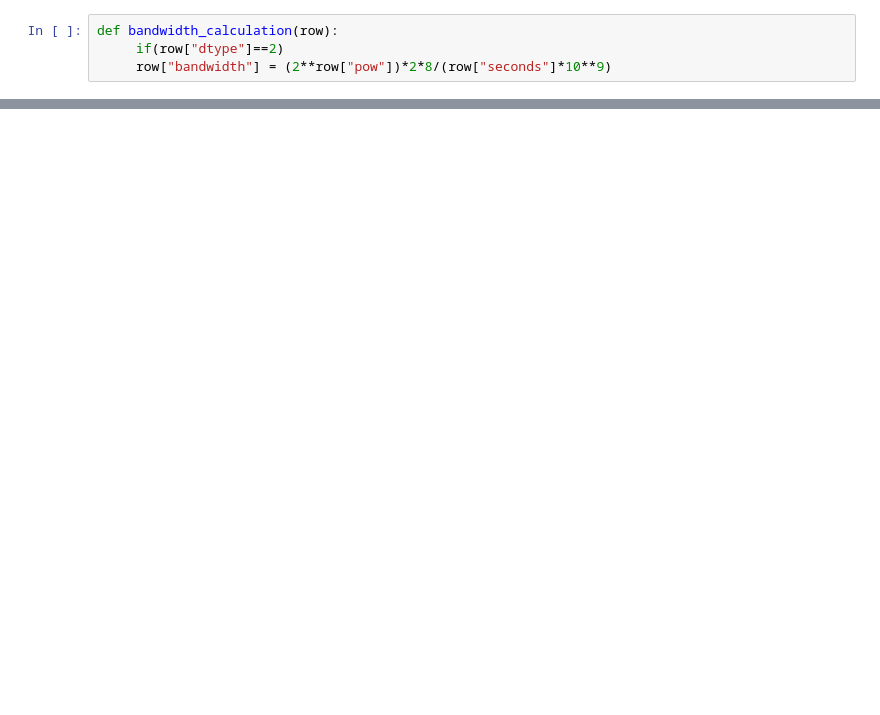
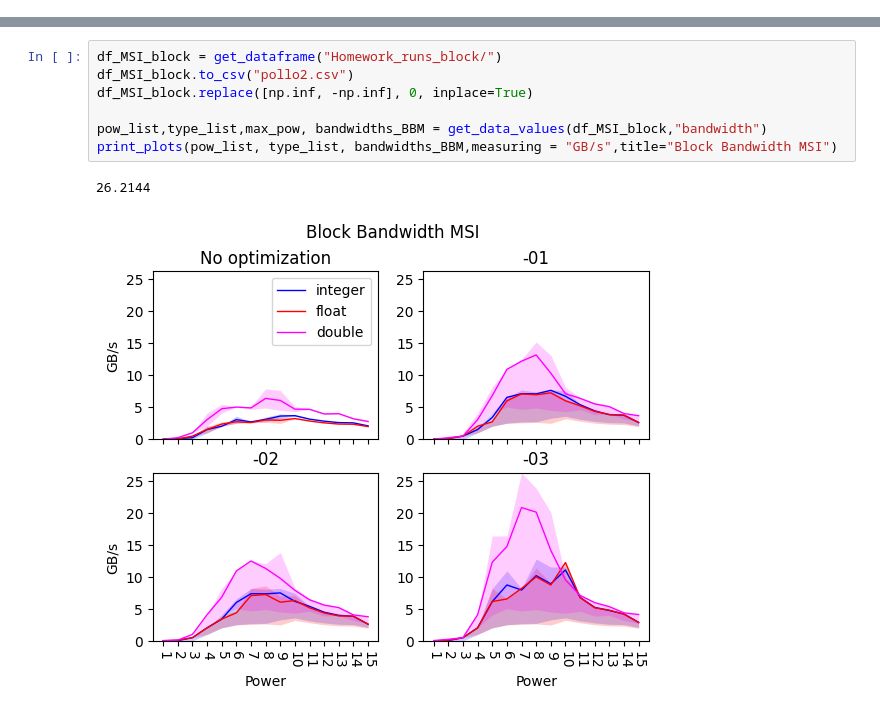
Before and after one commit to EmmanuelEngineer/GpuComputing, a Jupyter notebook: graph_generator.ipynb, the cells around one changed output, grey strips where cells are left out. Cells and saved outputs as stored; diff of their text form; blank space fills up the shorter version.

```diff
--- a/graph_generator.ipynb
+++ b/graph_generator.ipynb
@@ -20,4 +0,0 @@ def file_reader(str):
-# %%
-def bandwidth_calculation(row):
-     if(row["dtype"]==2)
-     row["bandwidth"] = (2**row["pow"])*2*8/(row["seconds"]*10**9)
@@ -165,0 +131,10 @@ print_plots(pow_list, type_list, bandwidths,measuring = "GB/s")
+# %%
+df_MSI_block = get_dataframe("Homework_runs_block/")
+df_MSI_block.to_csv("pollo2.csv")
+df_MSI_block.replace([np.inf, -np.inf], 0, inplace=True)
+
+pow_list,type_list,max_pow, bandwidths_BBM = get_data_values(df_MSI_block,"bandwidth")
+print_plots(pow_list, type_list, bandwidths_BBM,measuring = "GB/s",title="Block Bandwidth MSI")
+# %% [output]
+26.2144
+[figure, added]
```
Also changed, not shown: parts of 36 cells of this notebook, 21 other files.
